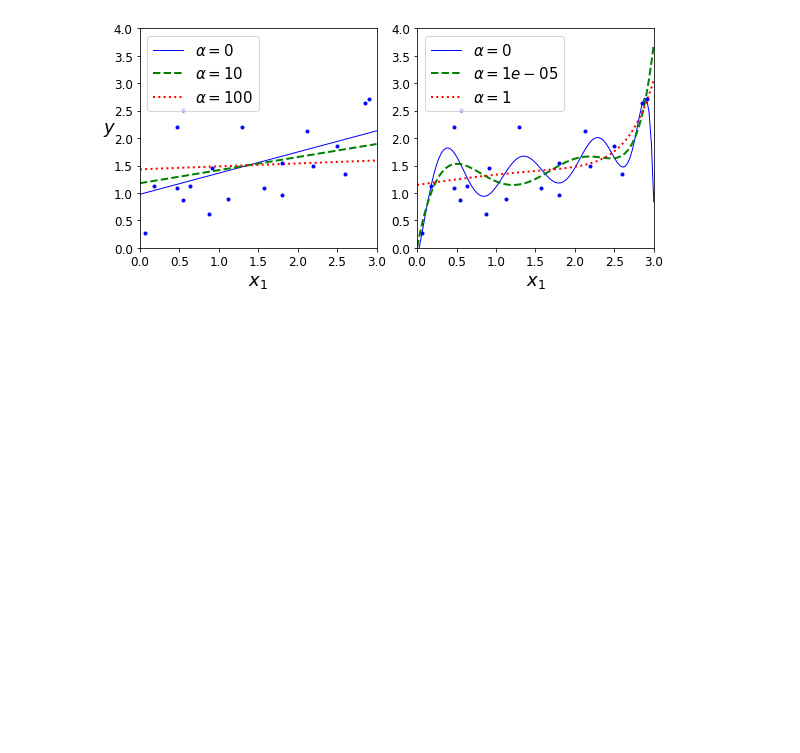
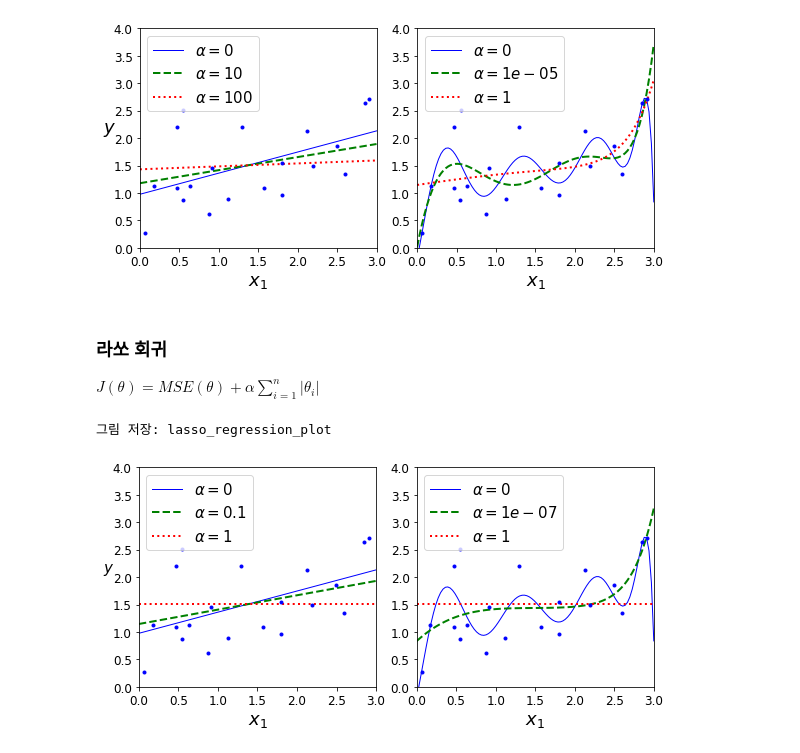
Before and after one commit to YuchanJung/TIL, a Jupyter notebook: ml/handson-ml2/training_linear_model.ipynb, the cells around one changed output. Saved outputs shown, nothing was run; the diff lists cells and outputs as text; code cells hidden in the pictures; blank space fills up the shorter version.

Commit message:
lasso regression prac

```diff
--- a/ml/handson-ml2/training_linear_model.ipynb
+++ b/ml/handson-ml2/training_linear_model.ipynb
@@ -462,3 +474,7 @@ ridge_reg.fit(X, y)
 ridge_reg.predict([[1.5]])
 # %% [output]
 array([[1.5507201]])
+# %%
+sgd_reg = SGDRegressor(penalty="l2", max_iter=1000, tol=1e-3, random_state=42)
+sgd_reg.fit(X, y.ravel())
+sgd_reg.predict([[1.5]])
@@ -495,3 +518,22 @@ plt.show()
 # %% [output]
 그림 저장: ridge_regression_plot
 [figure]
+# %% [markdown]
+### 라쏘 회귀
+
+$J(\theta) = MSE(\theta) + \alpha\sum_{i=1}^n\left\vert\theta_i\right\vert$
+# %%
+from sklearn.linear_model import Lasso
+
+plt.figure(figsize=(8,4))
+plt.subplot(121)
+plot_model(Lasso, polynomial=False, alphas=(0, 0.1, 1), random_state=42)
+plt.ylabel("$y$", rotation=0, fontsize=15)
+plt.subplot(122)
+plot_model(Lasso, polynomial=True, alphas=(0, 10**-7, 1), random_state=42)
+
+save_fig("lasso_regression_plot")
+plt.show()
+# %% [output]
+그림 저장: lasso_regression_plot
+[figure, added]
```
Also changed, not shown: parts of 5 cells of this notebook.
